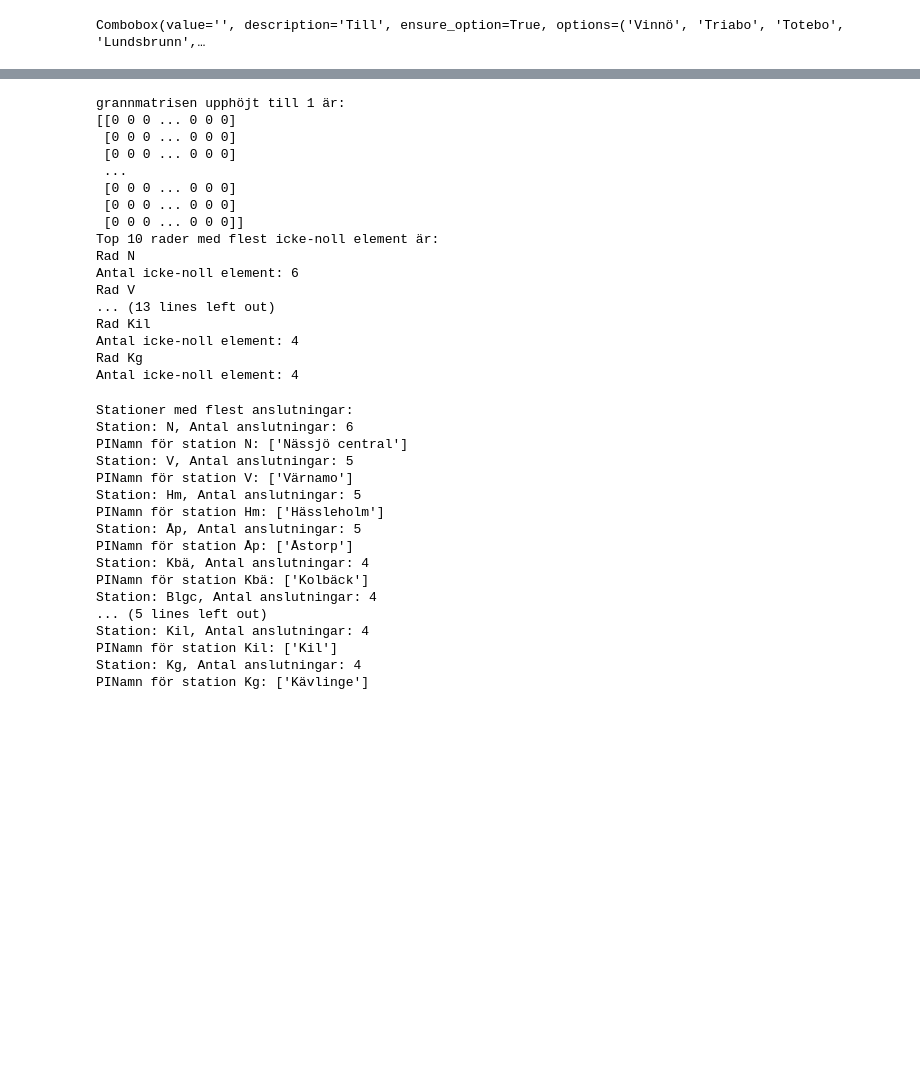
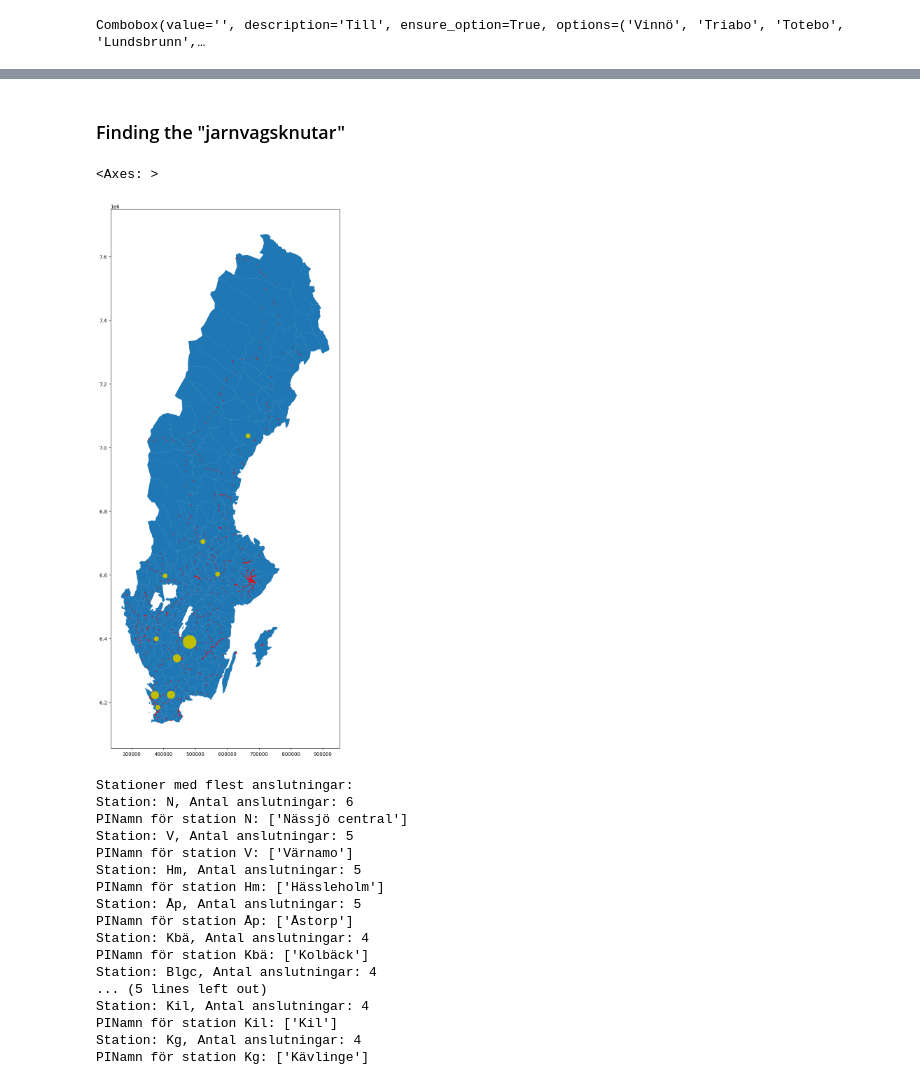
Before and after one commit to erhalv/swedish-railway-system, a Jupyter notebook: main.ipynb, the cells around one changed output, grey strips where cells are left out. Saved outputs shown, nothing was run; the diff lists cells and outputs as text; code cells hidden in the pictures; blank space fills up the shorter version.

```diff
--- a/main.ipynb
+++ b/main.ipynb
@@ -222,35 +213,24 @@ MovieWriter ffmpeg unavailable; using Pillow instead.
+# %% [markdown]
+### Finding the "jarnvagsknutar"
 # %%
 n = 1
-result = np.linalg.matrix_power(adj_matrix_numpy , n)
-print("grannmatrisen upphöjt till", n, "är:")
-print(result)
+result = np.linalg.matrix_power(adj_matrix_numpy, n)
 
 # Räkna antalet icke-noll element i varje rad
 non_zero_counts = np.count_nonzero(result, axis=1)
 
-# Hämta indexen för de 10 raderna med flest icke-noll element
-top_10_indices = np.argsort(non_zero_counts)[::-1][:10]
+# Hämta indexen för raderna med flest icke-noll element (ändra 10 till önskat antal stationer)
+top_indices = np.argsort(non_zero_counts)[::-1][:10]
 
-print("Top 10 rader med flest icke-noll element är:")
-for index in top_10_indices:
-    print("Rad", adj_matrix.columns[index])
-    print("Antal icke-noll element:", non_zero_counts[index])
+fig, ax = plt.subplots(figsize=(30, 20))
+sweden.geometry.plot(ax=ax)
+for index in top_indices:
+    station = adj_matrix.index[index]
+    filtered_station = stations[stations.Sign == station]  # Filtrerar baserat på 'Sign' kolumnen
+    count = non_zero_counts[index]
+    filtered_station.geometry.plot(ax=ax, markersize=3**count, zorder=2, color='y')
+stations[stations.Sign.isin(adj_matrix.columns)].geometry.plot(ax=ax, markersize=1, color='r', zorder=1)
 # %% [output]
-grannmatrisen upphöjt till 1 är:
-[[0 0 0 ... 0 0 0]
- [0 0 0 ... 0 0 0]
- [0 0 0 ... 0 0 0]
- ...
- [0 0 0 ... 0 0 0]
- [0 0 0 ... 0 0 0]
- [0 0 0 ... 0 0 0]]
-Top 10 rader med flest icke-noll element är:
-Rad N
-Antal icke-noll element: 6
-Rad V
-... (13 lines left out)
-Rad Kil
-Antal icke-noll element: 4
-Rad Kg
-Antal icke-noll element: 4
+<Axes: >
+[figure, added]
 # %%
```
Also changed, not shown: parts of 15 cells of this notebook, 2 other files.
